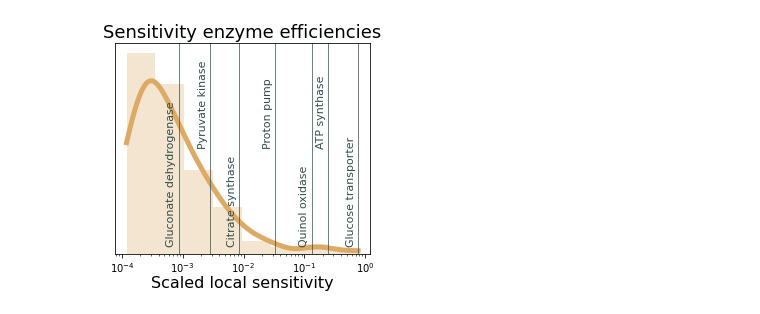
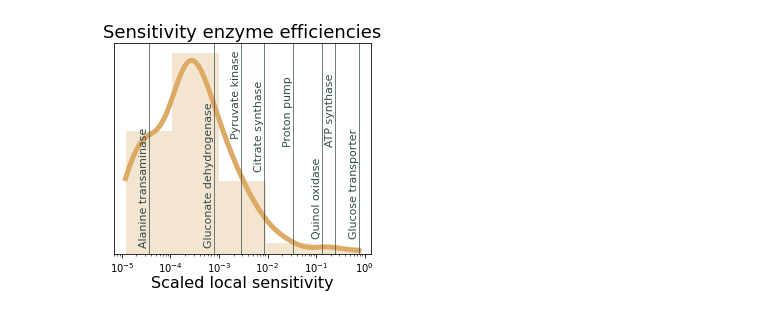
Before and after one commit to SysBioInra/rbatools, a Jupyter notebook: figure_for_manuscript/loc sens.ipynb, the cells around one changed output. Drawn from its saved outputs; the diff is of its cells as text; code cells hidden in the pictures.

```diff
--- a/figure_for_manuscript/loc sens.ipynb
+++ b/figure_for_manuscript/loc sens.ipynb
@@ -26,4 +26,7 @@ axislabel_fontsize=16
 labelpad_axislables=0.5
 # %%
 Local_sensitivities=pandas.read_csv("LocalSensitivities_01.csv",index_col=0)
-Local_sensitivities_001=pandas.read_csv("LocalSensitivitiesEnzymes_001.csv",index_col=0)
+Local_sensitivities_001=pandas.read_csv("LocalSensitivities_all_enzymes_1percent.csv",index_col=0)
+# %%
+Local_sensitivities_001_nonzero=Local_sensitivities_001.query("Scaled_Sensitivity != 0")
+Local_sensitivities_001_nonzero.sort_values(by=["Scaled_Sensitivity"])
@@ -30,7 +72,7 @@ Local_sensitivities_001=pandas.read_csv("LocalSensitivitiesEnzymes_001.csv",inde
 # %%
 fig = plt.figure(figsize=(4,4),constrained_layout=True)
 ax1 = fig.add_subplot(111)
-seaborn.histplot(data=Local_sensitivities_001.loc[(Local_sensitivities_001['Scaled_Sensitivity']!=0),:],
+seaborn.histplot(data=Local_sensitivities_001_nonzero,
                      x="Scaled_Sensitivity",
                      ax=ax1,
                      alpha=0.3,
@@ -40,54 +82,58 @@ seaborn.histplot(data=Local_sensitivities_001.loc[(Local_sensitivities_001['Scal
                      line_kws={"linewidth":5,"alpha":1,"color":"black"},
                      stat='count',
                      #bins='auto',
-                     bins=8,
+                     bins=5,
                      #binrange=(-5,1),
                      fill=True,
                      log_scale=10,
                      label="Enzyme efficiencies")
 trans = ax1.get_xaxis_transform()
 #,weight="bold"
-ax1.axvline(Local_sensitivities_001.loc['TptsG_efficiency','Scaled_Sensitivity'],linestyle="solid",color="#324B4A",linewidth=1,alpha=0.7)
-ax1.text(Local_sensitivities_001.loc['TptsG_efficiency','Scaled_Sensitivity']*0.63,3,'Glucose transporter',rotation=90,color="#324B4A",fontsize=11)
+ax1.axvline(Local_sensitivities_001_nonzero.loc['TptsG_efficiency','Scaled_Sensitivity'],linestyle="solid",color="#324B4A",linewidth=1,alpha=0.7)
+ax1.text(Local_sensitivities_001_nonzero.loc['TptsG_efficiency','Scaled_Sensitivity']*0.63,10,'Glucose transporter',rotation=90,color="#324B4A",fontsize=11)
 
-ax1.axvline(Local_sensitivities_001.loc['Eatp_efficiency','Scaled_Sensitivity'],linestyle="solid",color="#324B4A",linewidth=1,alpha=0.7)
-ax1.text(Local_sensitivities_001.loc['Eatp_efficiency','Scaled_Sensitivity']*0.63,35,'ATP synthase',rotation=90,color="#324B4A",fontsize=11)
+ax1.axvline(Local_sensitivities_001_nonzero.loc['Eatp_efficiency','Scaled_Sensitivity'],linestyle="solid",color="#324B4A",linewidth=1,alpha=0.7)
+ax1.text(Local_sensitivities_001_nonzero.loc['Eatp_efficiency','Scaled_Sensitivity']*0.63,65,'ATP synthase',rotation=90,color="#324B4A",fontsize=11)
 
-ax1.axvline(Local_sensitivities_001.loc['Epyk_enzyme_forward_efficiency','Scaled_Sensitivity'],linestyle="solid",color="#324B4A",linewidth=1,alpha=0.7)
-ax1.text(Local_sensitivities_001.loc['Epyk_enzyme_forward_efficiency','Scaled_Sensitivity']*0.63,35,'Pyruvate kinase',rotation=90,color="#324B4A",fontsize=11)
+ax1.axvline(Local_sensitivities_001_nonzero.loc['Epyk_enzyme_forward_efficiency','Scaled_Sensitivity'],linestyle="solid",color="#324B4A",linewidth=1,alpha=0.7)
+ax1.text(Local_sensitivities_001_nonzero.loc['Epyk_enzyme_forward_efficiency','Scaled_Sensitivity']*0.63,70,'Pyruvate kinase',rotation=90,color="#324B4A",fontsize=11)
 
-ax1.axvline(Local_sensitivities_001.loc['Tqox_enzyme_forward_efficiency','Scaled_Sensitivity'],linestyle="solid",color="#324B4A",linewidth=1,alpha=0.7)
-ax1.text(Local_sensitivities_001.loc['Tqox_enzyme_forward_efficiency','Scaled_Sensitivity']*0.63,3,'Quinol oxidase',rotation=90,color="#324B4A",fontsize=11)
+ax1.axvline(Local_sensitivities_001_nonzero.loc['Tqox_enzyme_forward_efficiency','Scaled_Sensitivity'],linestyle="solid",color="#324B4A",linewidth=1,alpha=0.7)
+ax1.text(Local_sensitivities_001_nonzero.loc['Tqox_enzyme_forward_efficiency','Scaled_Sensitivity']*0.63,10,'Quinol oxidase',rotation=90,color="#324B4A",fontsize=11)
 
-ax1.axvline(Local_sensitivities_001.loc['Th_efficiency','Scaled_Sensitivity'],linestyle="solid",color="#324B4A",linewidth=1,alpha=0.7)
-ax1.text(Local_sensitivities_001.loc['Th_efficiency','Scaled_Sensitivity']*0.63,35,'Proton pump',rotation=90,color="#324B4A",fontsize=11)
+ax1.axvline(Local_sensitivities_001_nonzero.loc['Th_efficiency','Scaled_Sensitivity'],linestyle="solid",color="#324B4A",linewidth=1,alpha=0.7)
+ax1.text(Local_sensitivities_001_nonzero.loc['Th_efficiency','Scaled_Sensitivity']*0.63,65,'Proton pump',rotation=90,color="#324B4A",fontsize=11)
 
-ax1.axvline(Local_sensitivities_001.loc['EcitZ_enzyme_forward_efficiency','Scaled_Sensitivity'],linestyle="solid",color="#324B4A",linewidth=1,alpha=0.7)
-ax1.text(Local_sensitivities_001.loc['EcitZ_enzyme_forward_efficiency','Scaled_Sensitivity']*0.63,3,'Citrate synthase',rotation=90,color="#324B4A",fontsize=11)
+ax1.axvline(Local_sensitivities_001_nonzero.loc['EcitZ_enzyme_forward_efficiency','Scaled_Sensitivity'],linestyle="solid",color="#324B4A",linewidth=1,alpha=0.7)
+ax1.text(Local_sensitivities_001_nonzero.loc['EcitZ_enzyme_forward_efficiency','Scaled_Sensitivity']*0.63,50,'Citrate synthase',rotation=90,color="#324B4A",fontsize=11)
 
-ax1.axvline(Local_sensitivities_001.loc['Egnd_enzyme_forward_efficiency','Scaled_Sensitivity'],linestyle="solid",color="#324B4A",linewidth=1,alpha=0.7)
-ax1.text(Local_sensitivities_001.loc['Egnd_enzyme_forward_efficiency','Scaled_Sensitivity']*0.63,3,'Gluconate dehydrogenase',rotation=90,color="#324B4A",fontsize=11)
+ax1.axvline(Local_sensitivities_001_nonzero.loc['Egnd_enzyme_forward_efficiency','Scaled_Sensitivity'],linestyle="solid",color="#324B4A",linewidth=1,alpha=0.7)
+ax1.text(Local_sensitivities_001_nonzero.loc['Egnd_enzyme_forward_efficiency','Scaled_Sensitivity']*0.63,5,'Gluconate dehydrogenase',rotation=90,color="#324B4A",fontsize=11)
 
+ax1.axvline(Local_sensitivities_001_nonzero.loc['EalaT_enzyme_forward_efficiency','Scaled_Sensitivity'],linestyle="solid",color="#324B4A",linewidth=1,alpha=0.7)
+ax1.text(Local_sensitivities_001_nonzero.loc['EalaT_enzyme_forward_efficiency','Scaled_Sensitivity']*0.63,5,'Alanine transaminase',rotation=90,color="#324B4A",fontsize=11)
 
+#EalaT
+#EthiN
 
 #ax1.axvline(Local_sensitivities_positive.loc['ribosome_capacity','Log_Scaled'],linestyle="dashed",color="red",label="Ribosome efficiency",linewidth=4)
 
 #trans = ax2.get_xaxis_transform()
 #ax2.axvline(abs(Local_sensitivities_negative.loc['maintenance_atp','Log_Scaled']),linestyle=(0, (3, 1, 1, 1)),color="limegreen",label="ATP maintenance target",linewidth=4)
 #ax2.axvline(abs(Local_sensitivities_negative.loc['dna_concentration','Log_Scaled']),linestyle=(0, (1, 1)),color="navy",label="DNA-target",linewidth=3)
 #ax2.axvline(abs(Local_sensitivities_negative.loc['mrna_concentration','Log_Scaled']),linestyle=(0, (3, 1, 1, 1, 1, 1)),color="darkorange",label="mRNA-target",linewidth=4)
 
 #ax2.legend(frameon=False,loc='upper left')
 #ax1.legend(fontsize=12, frameon=False,loc='upper right',labelspacing=0.3)
 ax1.set_yticks([])
 ax1.set_xlabel("Scaled local sensitivity",fontsize=axislabel_fontsize,labelpad=labelpad_axislables)
 ax1.set_ylabel("")
 
 ax1.set_title("Sensitivity enzyme efficiencies",fontsize=title_font_size)
 
 #ax2 = fig.add_subplot(gs[4:, 0])
 
 plt.tight_layout()
 plt.savefig('Local_sensitivities_attempt_2_review.png')
 # %% [output]
-[figure, old version]
+[figure, new version]
```
Also changed, not shown: parts of 3 cells of this notebook.
